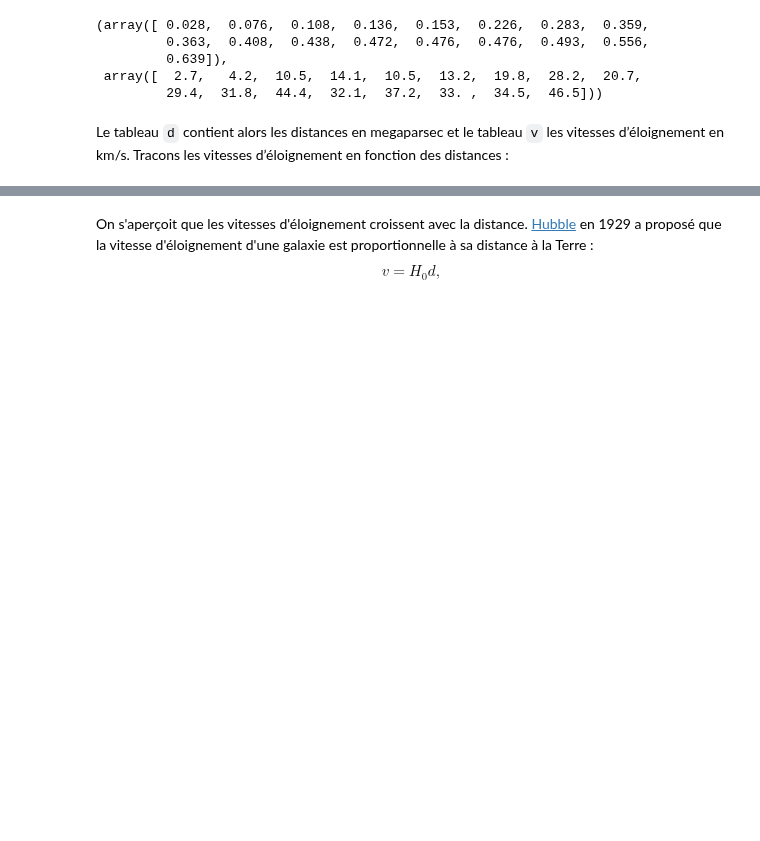
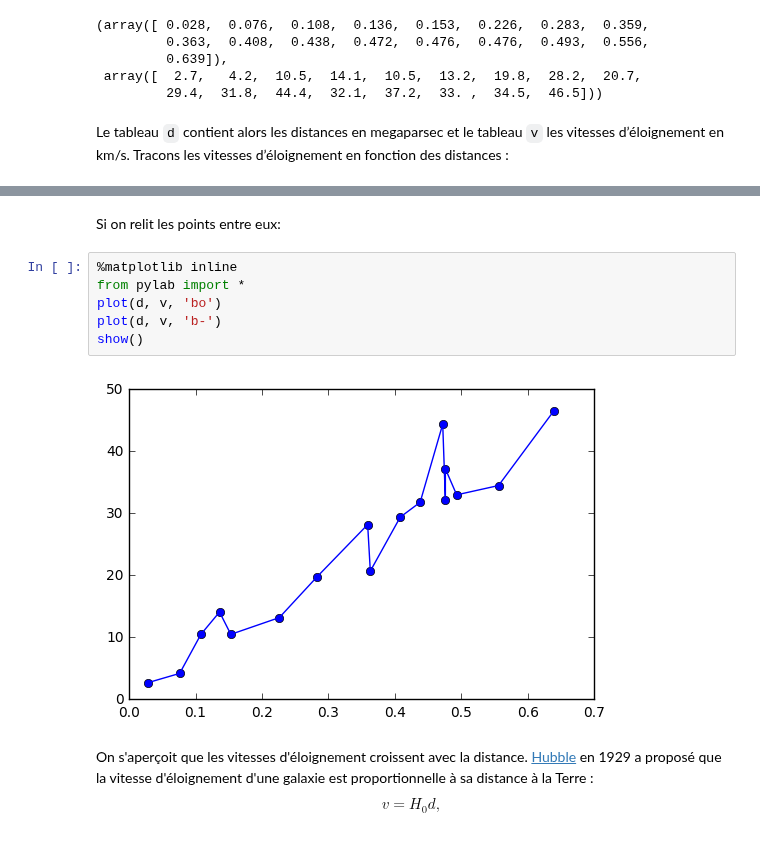
Before and after one commit to SergeStinckwich/ARE-UPMC, a Jupyter notebook: ARE-DYNAMIC/fiche4.ipynb, the cells around one changed output, grey strips where cells are left out. Cells and saved outputs as stored; diff of their text form; blank space fills up the shorter version.

```diff
--- a/ARE-DYNAMIC/fiche4.ipynb
+++ b/ARE-DYNAMIC/fiche4.ipynb
@@ -34,3 +34,13 @@ show()
+# %% [markdown]
+Si on relit les points entre eux:
+# %%
+%matplotlib inline
+from pylab import *
+plot(d, v, 'bo')
+plot(d, v, 'b-')
+show()
+# %% [output]
+[figure, added]
 # %% [markdown]
 On s'aperçoit que les vitesses d'éloignement croissent avec la distance. [Hubble](https://en.wikipedia.org/wiki/Edwin_Hubble) en 1929 a proposé que la vitesse d'éloignement d'une galaxie est proportionnelle à sa distance à la Terre :
 $$
```
Also changed, not shown: parts of 2 cells of this notebook.
